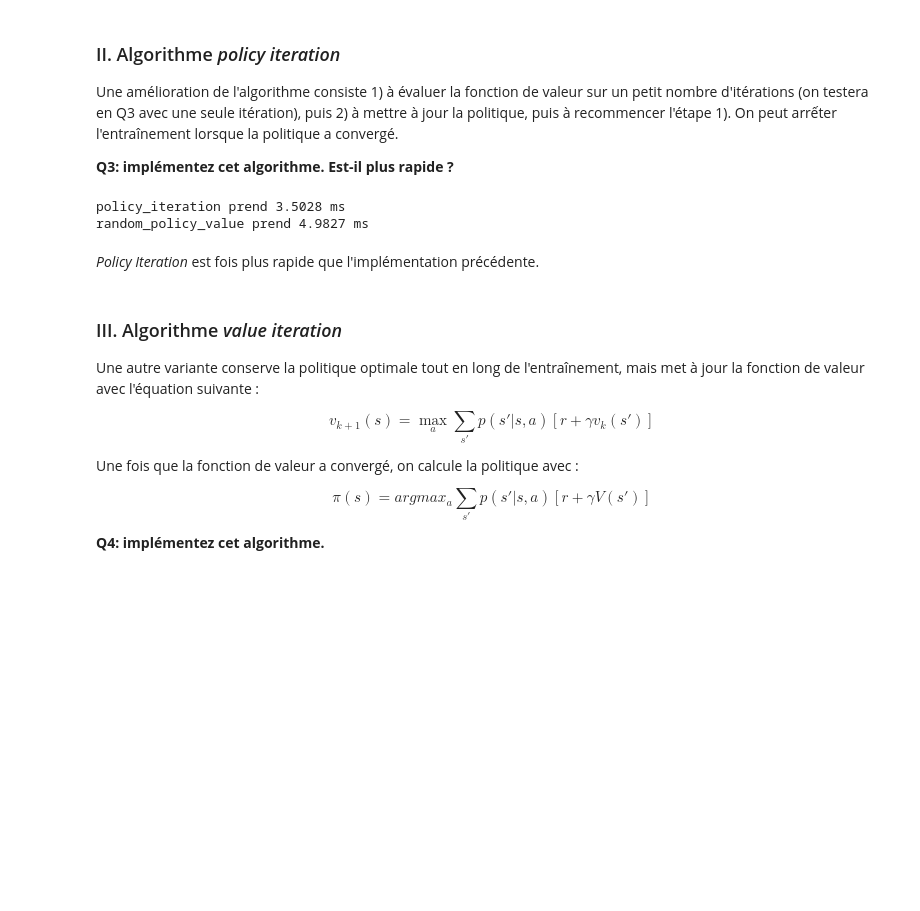
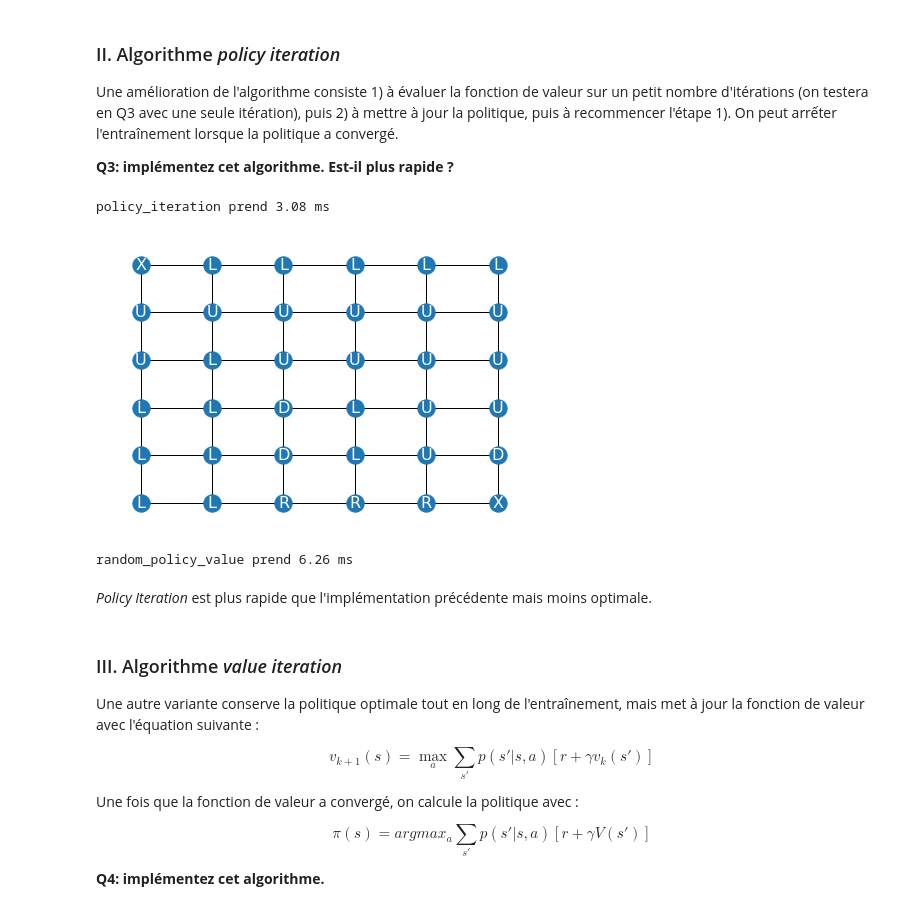
Before and after one commit to Miolith/reinforcement-learning, a Jupyter notebook: TP3.ipynb, the cells around one changed output. Drawn from its saved outputs; the diff is of its cells as text; code cells hidden in the pictures; blank space fills up the shorter version.

```diff
--- a/TP3.ipynb
+++ b/TP3.ipynb
@@ -196,41 +211,42 @@ def policy_iteration(env: Env, n: int, gamma: float = 0.9, epsilon: float = 1e-2
     p = {}
     while True:
         for i in range(n):
             for s in states:
                 if s.is_termination():
                     continue
                 v = s.value
                 s.value = sum([
                         0.25 * (-1 + gamma * states[s.act(a)].value)
                     for a in "LRUD"])
         p_k = p
         p = get_policy(env, gamma)
         if p_k == p:
             break
 
     return p
 
 env = Env()
 
 start = time()
-policy_iteration(env, n=1)
+p = policy_iteration(env, n=1)
 end = time()
 
-print("policy_iteration prend %.4f ms" % ((end - start) * 1000))
-
+print("policy_iteration prend %.2f ms" % ((end - start) * 1000))
+plot_policy(p)
 env = Env()
 
 start = time()
 V = random_policy_value(env)
 get_policy(env)
 end = time()
 
-print("random_policy_value prend %.4f ms" % ((end - start) * 1000))
+print("random_policy_value prend %.2f ms" % ((end - start) * 1000))
 # %% [output]
-policy_iteration prend 3.5028 ms
-random_policy_value prend 4.9827 ms
+policy_iteration prend 3.08 ms
+[figure, added]
+random_policy_value prend 6.26 ms
 # %% [markdown]
-*Policy Iteration* est fois plus rapide que l'implémentation précédente.
+*Policy Iteration* est plus rapide que l'implémentation précédente mais moins optimale.
 # %% [markdown]
 ### III. Algorithme *value iteration*
 
```
Also changed, not shown: parts of 6 cells of this notebook.
